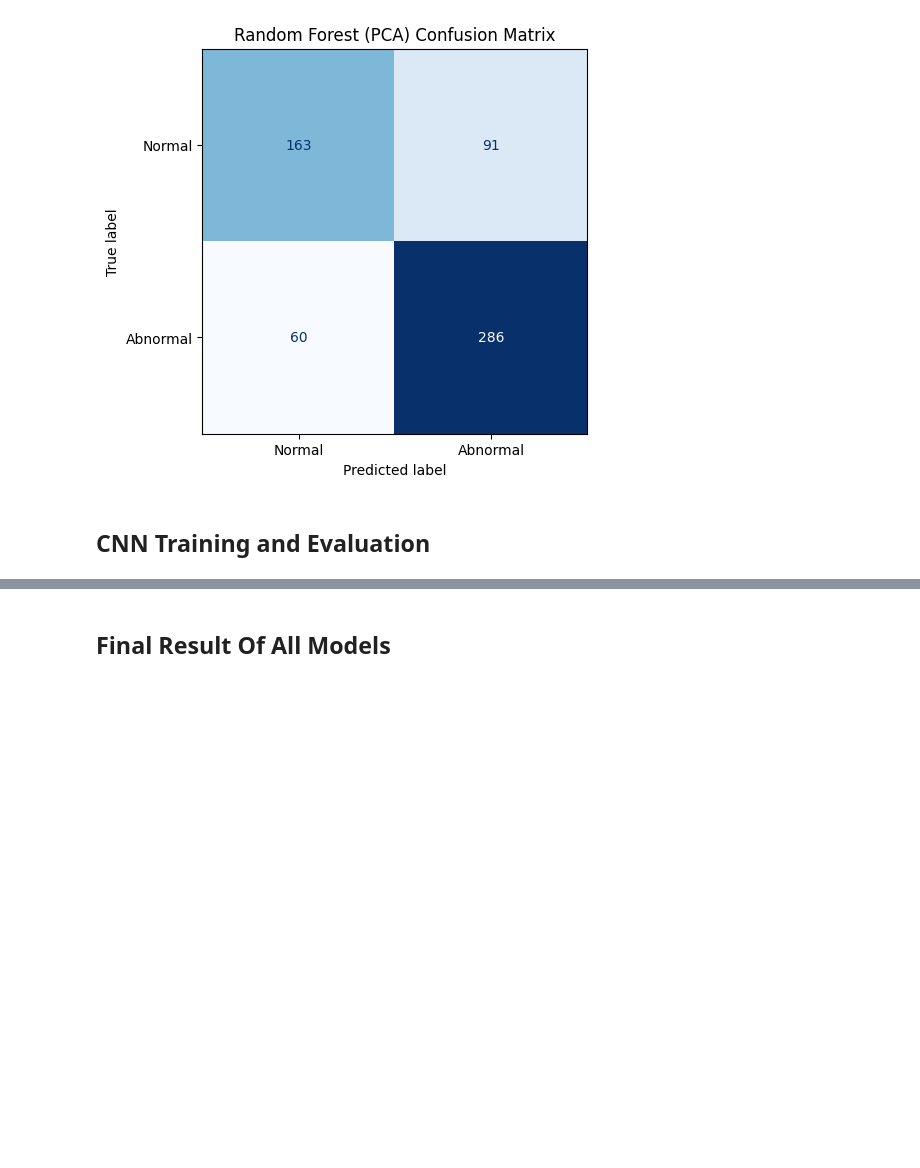
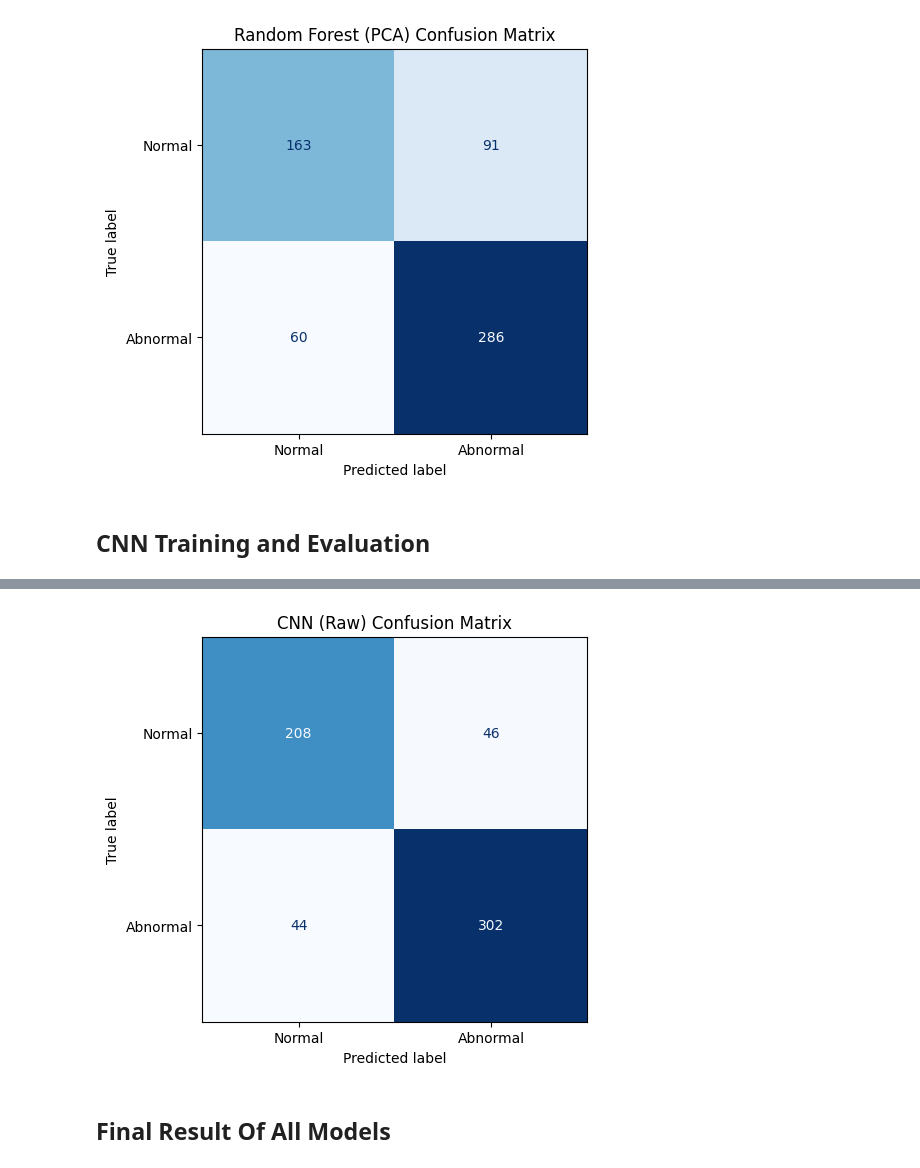
Before and after one commit to ranganpal/Heart-Attack-ECG-Detection, a Jupyter notebook: heart_attack_ecg_detection.ipynb, the cells around one changed output, grey strips where cells are left out. Cells and saved outputs as stored; diff of their text form; code cells hidden in the pictures; blank space fills up the shorter version.

```diff
--- a/heart_attack_ecg_detection.ipynb
+++ b/heart_attack_ecg_detection.ipynb
@@ -670,0 +612,77 @@ weighted avg       0.73      0.72      0.72       600
+# %%
+# 1. Define Architecture
+def build_cnn(input_shape):
+    model = Sequential()
+    model.add(Input(shape=input_shape))
+
+    # --- Block 1: The "Spike Detector" (Low-level features) ---
+    model.add(Conv1D(filters=32, kernel_size=10, padding='same'))
+    model.add(BatchNormalization())
+    model.add(Activation('relu'))
+    model.add(MaxPooling1D(pool_size=2))
+
+    # --- Block 2: The "Wave Detector" (Mid-level features) ---
+    model.add(Conv1D(filters=64, kernel_size=10, padding='same'))
+    model.add(BatchNormalization())
+    model.add(Activation('relu'))
+    model.add(MaxPooling1D(pool_size=2))
+
+    # --- Block 3: The "Complex Shape Detector" (High-level features) ---
+    # This layer sees the relationship between P, QRS, and T
+    model.add(Conv1D(filters=128, kernel_size=10, padding='same'))
+    model.add(BatchNormalization())
+    model.add(Activation('relu'))
+    model.add(MaxPooling1D(pool_size=2))
+
+    # --- Block 4: Optional Deep Feature Extraction ---
+    model.add(Conv1D(filters=256, kernel_size=10, padding='same'))
+    model.add(BatchNormalization())
+    model.add(Activation('relu'))
+    # Global Average Pooling replaces Flatten (Reduces parameters, prevents overfitting)
+    model.add(GlobalAveragePooling1D())
+
+    # --- Classifier Head ---
+    model.add(Dense(128, activation='relu'))
+    model.add(Dropout(0.5)) # Standard dropout to force robustness
+    model.add(Dense(64, activation='relu'))
+    model.add(Dropout(0.3))
+
+    model.add(Dense(1, activation='sigmoid')) # Binary Output
+
+    # Compile
+    optimizer = Adam(learning_rate=0.001)
+    model.compile(optimizer=optimizer, loss='binary_crossentropy', metrics=['accuracy'])
+    return model
+
+# 2. Setup Callbacks (The "Smart Teacher")
+callbacks = [
+    # If validation loss doesn't improve for 5 epochs, stop training.
+    EarlyStopping(monitor='val_loss', patience=8, restore_best_weights=True, verbose=1),
+
+    # If validation loss gets stuck for 3 epochs, slow down learning rate by 50%.
+    ReduceLROnPlateau(monitor='val_loss', factor=0.5, patience=3, min_lr=0.00001, verbose=1)
+]
+
+# 3. Build & Train
+print(f"\n{'='*40}")
+print("TRAINING CNN (DEEPER + BATCH NORM)")
+print(f"{'='*40}")
+
+cnn = build_cnn((5000, 12))
+
+history_ = cnn.fit(
+    X_train, y_train_bin,
+    validation_data=(X_test, y_test_bin),
+    epochs=50,          # Increased from 10 to 50
+    batch_size=32,
+    callbacks=callbacks,
+    verbose=1
+)
+
+# 4. Evaluate
+# Predict probabilities -> threshold at 0.5 -> 0 or 1
+y_pred_prob = cnn.predict(X_test)
+y_pred_cnn = (y_pred_prob > 0.5).astype(int).flatten()
+
+res_cnn = evaluate_model("CNN (Raw)", y_test_bin, y_pred_cnn)
+# %% [output]
@@ -671,3 +706,4 @@ weighted avg       0.73      0.72      0.72       600
+[figure, added]
 # %% [markdown]
 ## Final Result Of All Models
 # %%
```
Also changed, not shown: parts of 4 cells of this notebook.
